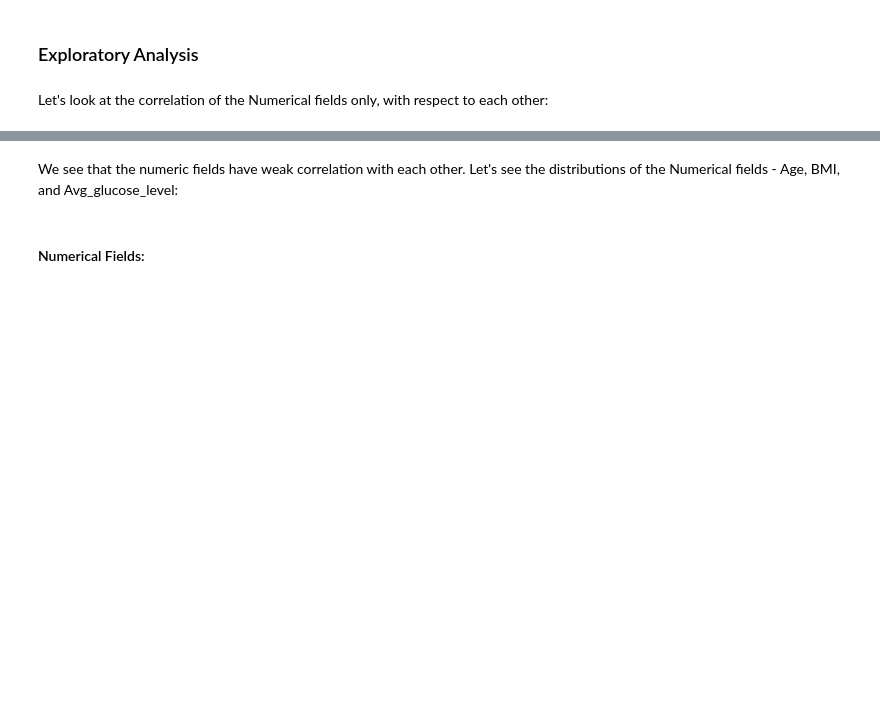
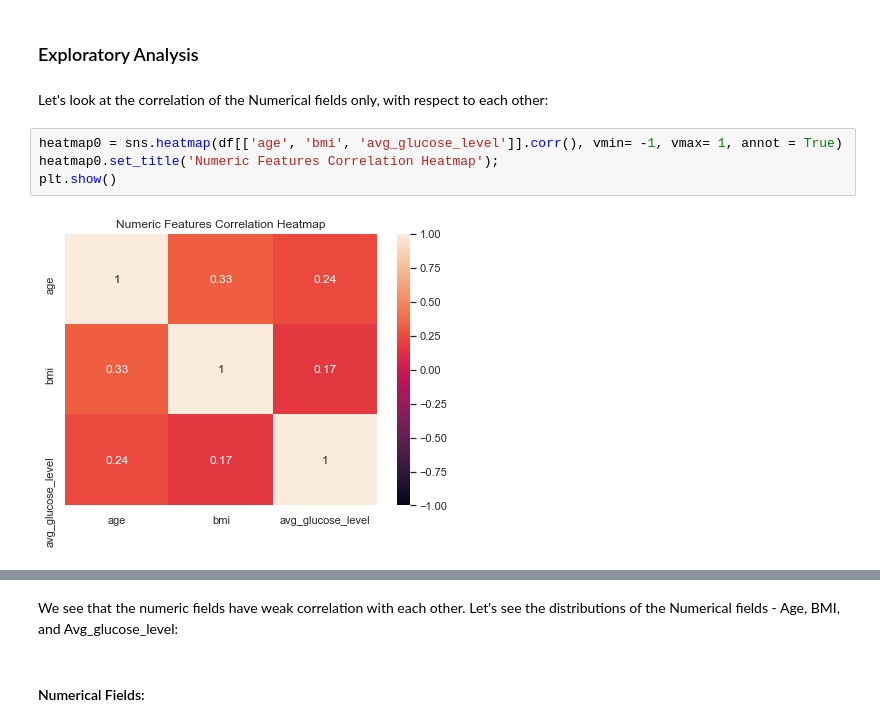
Before and after one commit to AugiBold/Stroke-Prediction-EDA-Python, a Jupyter notebook: Stroke Prediction EDA-Updated.ipynb, the cells around one changed output, grey strips where cells are left out. Saved outputs shown, nothing was run; the diff lists cells and outputs as text; blank space fills up the shorter version.

```diff
--- a/Stroke Prediction EDA-Updated.ipynb
+++ b/Stroke Prediction EDA-Updated.ipynb
@@ -270,4 +270,10 @@ Since the 'Unknown' category within the 'smoking_status' field makes up 30.2% of
 ### Exploratory Analysis
 # %% [markdown]
 Let's look at the correlation of the Numerical fields only, with respect to each other:
+# %%
+heatmap0 = sns.heatmap(df[['age', 'bmi', 'avg_glucose_level']].corr(), vmin= -1, vmax= 1, annot = True)
+heatmap0.set_title('Numeric Features Correlation Heatmap');
+plt.show()
+# %% [output]
+[figure, added]
 # %%
```
Also changed, not shown: parts of 6 cells of this notebook.
